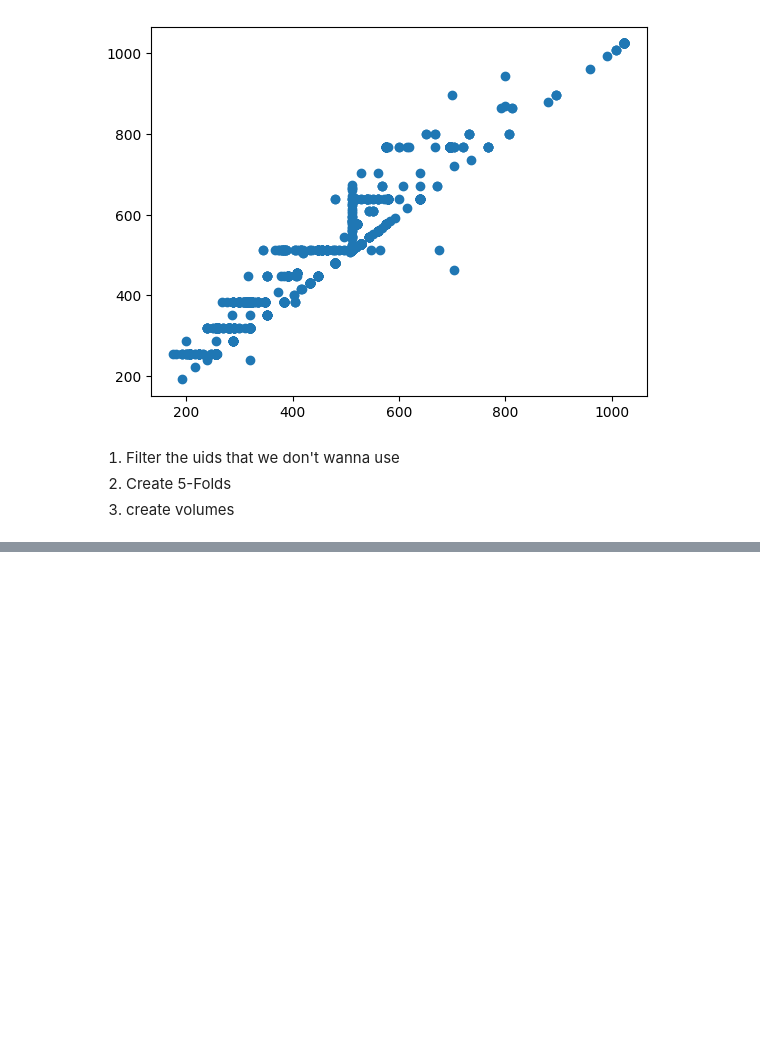
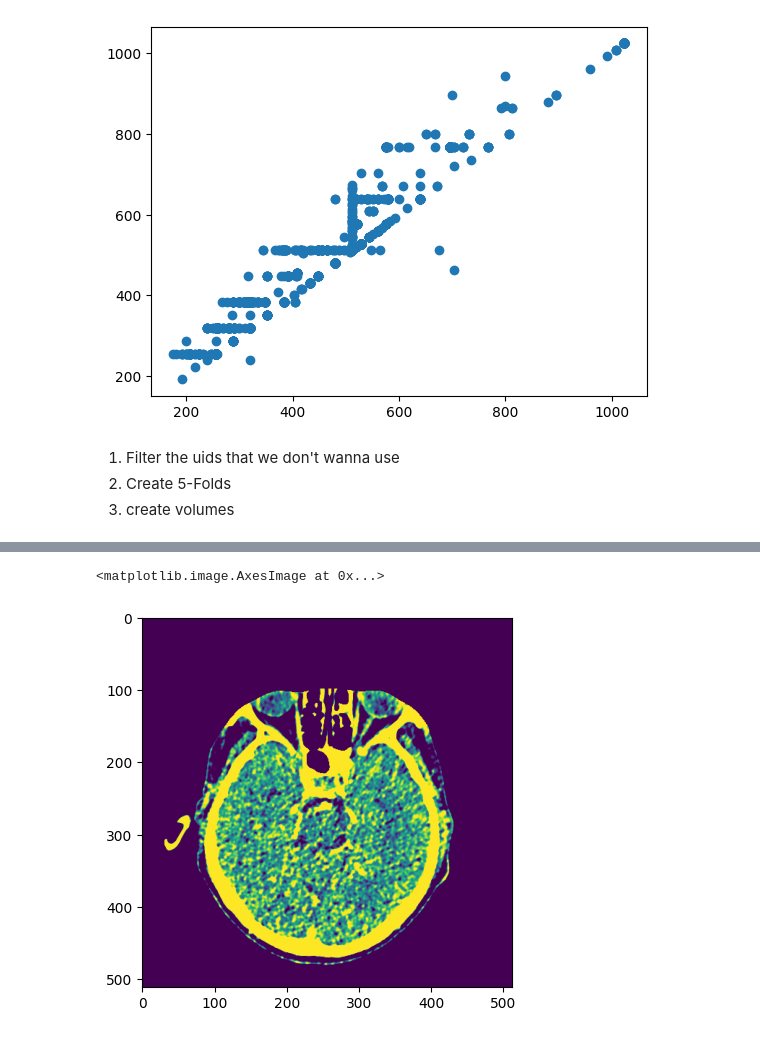
Before and after one commit to tom99763/9th-place-solution-RSNA-IAD, a Jupyter notebook: notebooks/Untitled.ipynb, the cells around one changed output, grey strips where cells are left out. Saved outputs shown, nothing was run; the diff lists cells and outputs as text; code cells hidden in the pictures; blank space fills up the shorter version.

```diff
--- a/notebooks/Untitled.ipynb
+++ b/notebooks/Untitled.ipynb
@@ -321,0 +342,13 @@ train_df.to_csv("../data/processed/train_df.csv", index=False)
+# %%
+idx = 0
+uid = label_df.iloc[idx,0]
+sopuid = label_df.iloc[idx,1]
+
+ds = pydicom.dcmread(f"../data/series/{uid}/{sopuid}.dcm")
+imgslice = process_slice(ds.pixel_array, ds)
+vol = np.load(f"../data/processed/{uid}.npz")["vol"]
+# %%
+plt.imshow(imgslice)
+# %% [output]
+<matplotlib.image.AxesImage at 0x...>
+[figure, added]
```
Also changed, not shown: parts of 25 cells of this notebook, 11 other files.
